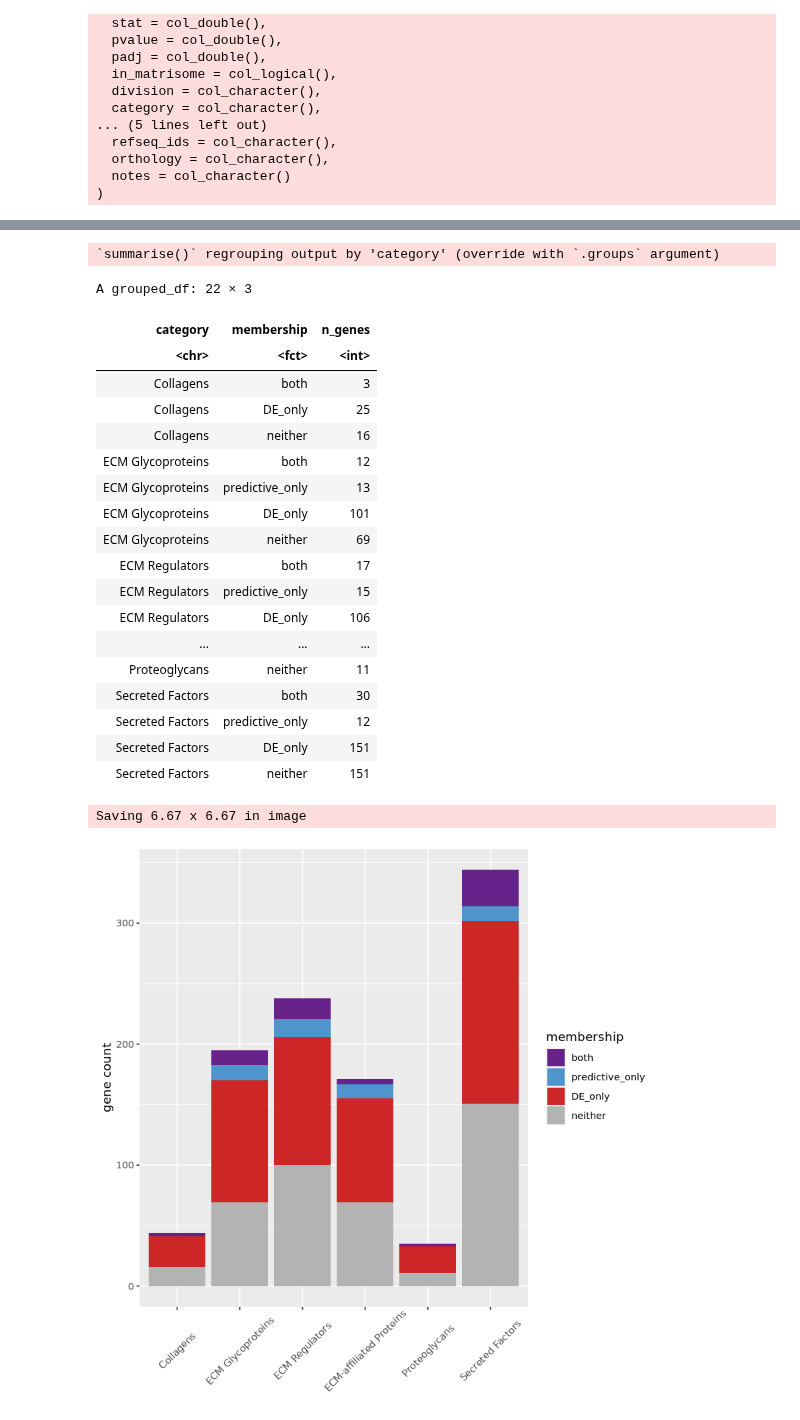
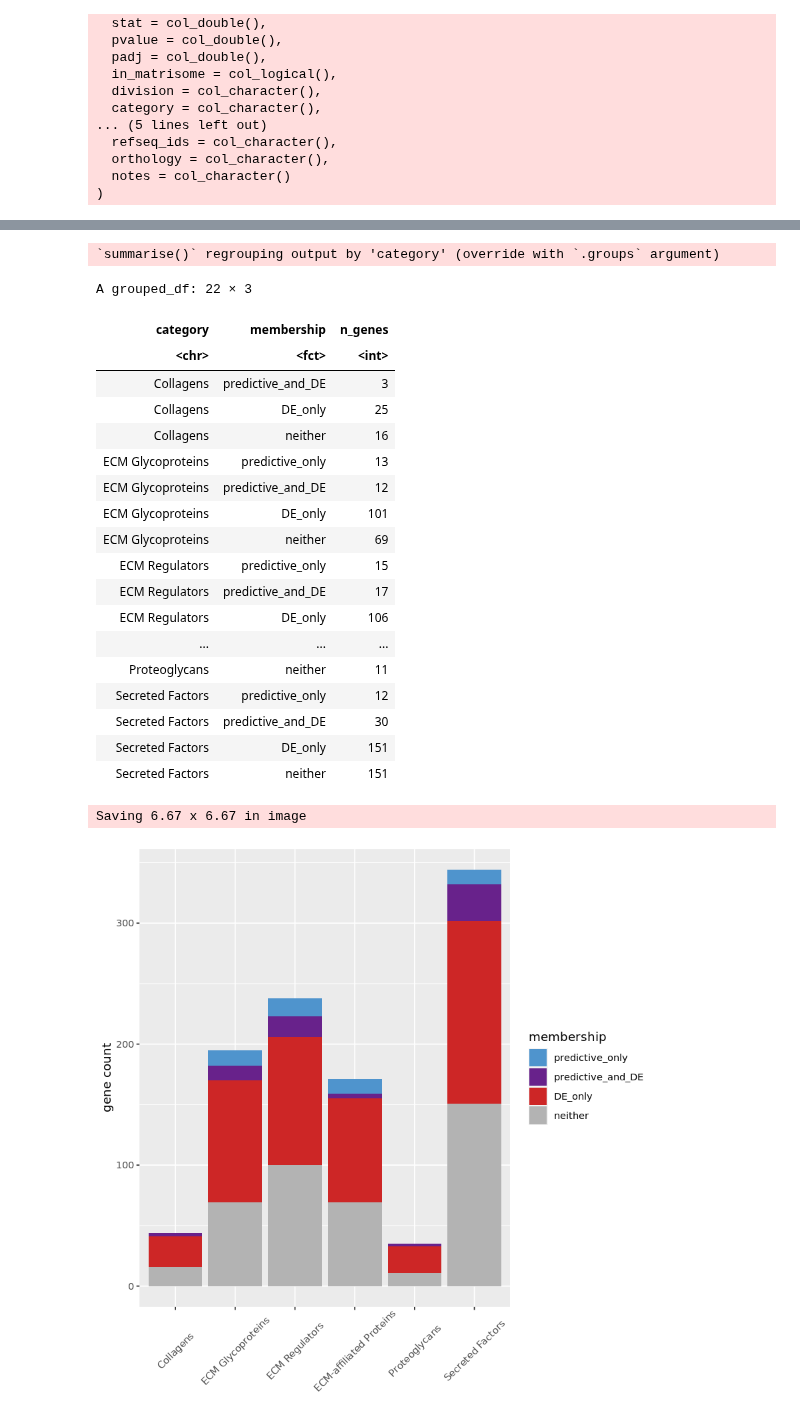
Before and after one commit to fogg-lab/characterizing-ecm-transcriptome-of-endometriosis, a Jupyter notebook: exploratory_analysis/predictive_DE_vis.ipynb, the cells around one changed output, grey strips where cells are left out. Saved outputs shown, nothing was run; the diff lists cells and outputs as text; code cells hidden in the pictures.

Commit message:
Updated predictive & DE visualizations with color order & labeling changes.

```diff
--- a/exploratory_analysis/predictive_DE_vis.ipynb
+++ b/exploratory_analysis/predictive_DE_vis.ipynb
@@ -76,7 +76,7 @@ hm_df <- matrisome_genes_df %>%
     mutate(
         DE_only = (geneID %in% deg_res_df$geneID) & !(geneID %in% sig_coxph_res_df$geneID),
         predictive_only = (geneID %in% sig_coxph_res_df$geneID) & !(geneID %in% deg_res_df$geneID),
-        both = (geneID %in% sig_coxph_res_df$geneID) & (geneID %in% deg_res_df$geneID),
+        predictive_and_DE = (geneID %in% sig_coxph_res_df$geneID) & (geneID %in% deg_res_df$geneID),
         neither = !(geneID %in% sig_coxph_res_df$geneID) & !(geneID %in% deg_res_df$geneID)
     )
 
@@ -87,7 +87,7 @@ hm_pivot_df <- hm_df %>%
     dplyr::select(-value) %>%
     mutate(
 #         membership_fact = factor(membership, levels = c("neither", "DE_only", "predictive_only", "both")),
-        membership_fact = factor(membership, levels = c("both", "predictive_only", "DE_only", "neither")),
+        membership_fact = factor(membership, levels = c("predictive_only", "predictive_and_DE", "DE_only", "neither")),
         membership_num = as.numeric(membership_fact)
     ) %>%
     dplyr::select(-membership) %>%
@@ -137,7 +137,8 @@ bp_pivot_df <- hm_df %>%
     dplyr::filter(value == TRUE) %>%
     dplyr::select(-value) %>%
     mutate(
-        membership_fact = factor(membership, levels = c("both", "predictive_only", "DE_only", "neither")),
+#         membership_fact = factor(membership, levels = c("both", "predictive_only", "DE_only", "neither")),
+        membership_fact = factor(membership, levels = c("predictive_only", "predictive_and_DE", "DE_only", "neither")),
         membership_num = as.numeric(membership_fact)
     ) %>%
     dplyr::select(-membership) %>%
@@ -153,34 +154,34 @@ cat_bp_df
 A grouped_df: 22 × 3
 | category | membership | n_genes |
 | <chr> | <fct> | <int> |
-| Collagens | both | 3 |
+| Collagens | predictive_and_DE | 3 |
 | Collagens | DE_only | 25 |
 | Collagens | neither | 16 |
-| ECM Glycoproteins | both | 12 |
 | ECM Glycoproteins | predictive_only | 13 |
+| ECM Glycoproteins | predictive_and_DE | 12 |
 | ECM Glycoproteins | DE_only | 101 |
 | ECM Glycoproteins | neither | 69 |
-| ECM Regulators | both | 17 |
 | ECM Regulators | predictive_only | 15 |
+| ECM Regulators | predictive_and_DE | 17 |
 | ECM Regulators | DE_only | 106 |
 | ... | ... | ... |
 | Proteoglycans | neither | 11 |
-| Secreted Factors | both | 30 |
 | Secreted Factors | predictive_only | 12 |
+| Secreted Factors | predictive_and_DE | 30 |
 | Secreted Factors | DE_only | 151 |
 | Secreted Factors | neither | 151 |
 # %%
 # ggplot(data = cat_bp_df, aes(x = membership, y = n_genes, fill = category)) +
 ggplot(data = cat_bp_df, aes(x = category, y = n_genes, fill = membership)) +
 #     scale_fill_jama() +
-    scale_fill_manual(values = rev(c("gray70", "firebrick3", "steelblue3", "darkorchid4"))) +
+    scale_fill_manual(values = c("steelblue3", "darkorchid4", "firebrick3", "gray70")) +
     labs(y = "gene count") +
     theme(
         axis.title.x = element_blank(),
         axis.text.x = element_text(angle = 45, vjust = 0.55, hjust=0.5)
     ) +
     geom_bar(stat = "identity")
 ggsave(paste0(dirs$figures_dir, "/", unified_dsets[i], "_matrisome_DEG_predictive_stacked_bp.png"), last_plot())
 # %% [output]
 Saving 6.67 x 6.67 in image
-[figure, old version]
+[figure, new version]
```
Also changed, not shown: parts of 1 cell of this notebook.
